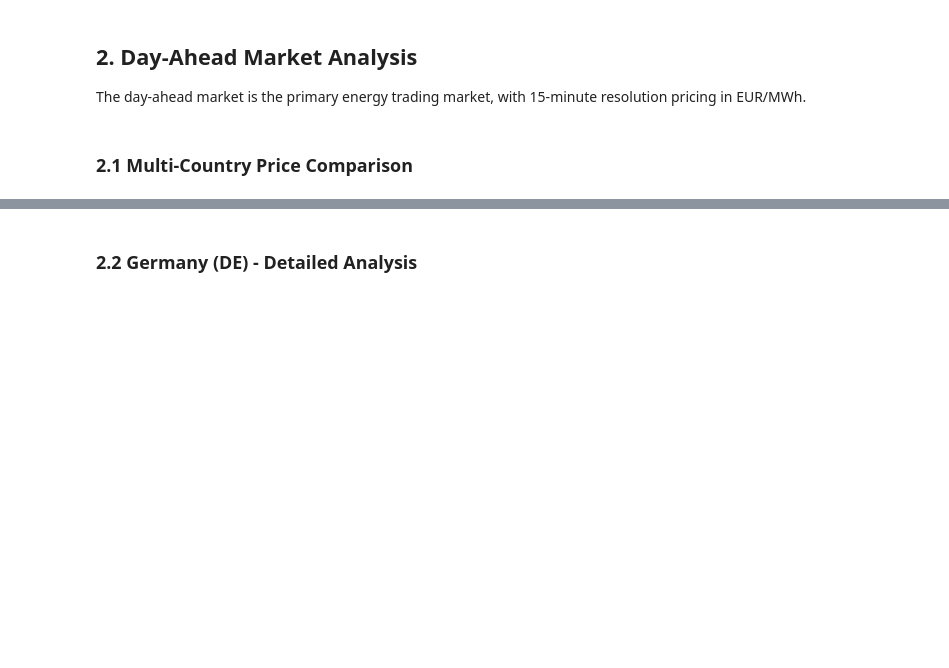
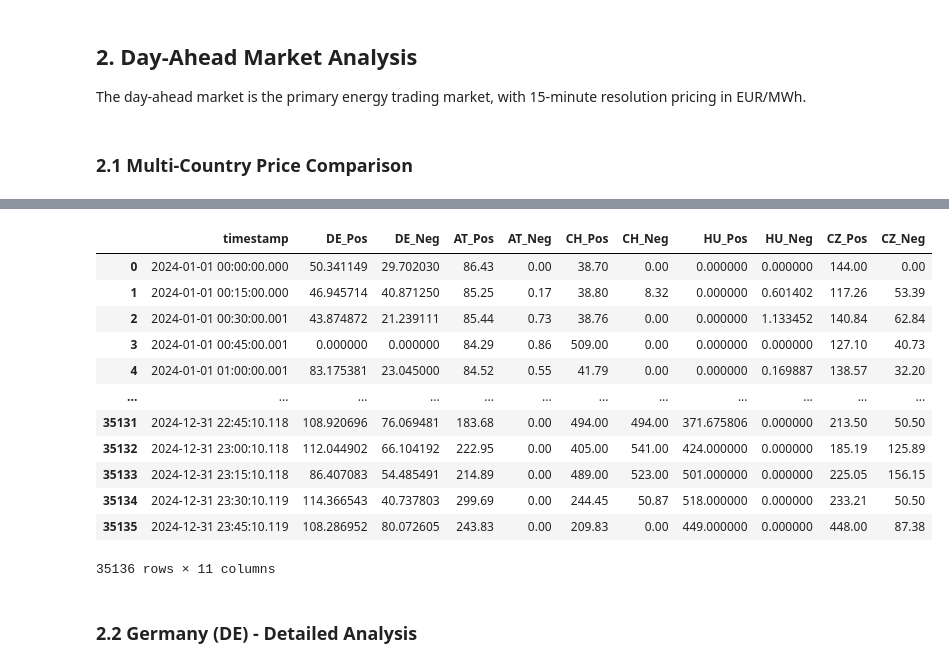
Before and after one commit to GenLI3202/TechArena2025_EMS, a Jupyter notebook: notebook/p2a_market_data.ipynb, the cells around one changed output, grey strips where cells are left out. Saved outputs shown, nothing was run; the diff lists cells and outputs as text; code cells hidden in the pictures; blank space fills up the shorter version.

```diff
--- a/notebook/p2a_market_data.ipynb
+++ b/notebook/p2a_market_data.ipynb
@@ -136,2 +190,18 @@ tables.keys()  # List available tables
+# %%
+tables['afrr_energy']
+# %% [output]
+|  | timestamp | DE_Pos | DE_Neg | AT_Pos | AT_Neg | CH_Pos | CH_Neg | HU_Pos | HU_Neg | CZ_Pos | CZ_Neg |
+| 0 | 2024-01-01 00:00:00.000 | 50.341149 | 29.702030 | 86.43 | 0.00 | 38.70 | 0.00 | 0.000000 | 0.000000 | 144.00 | 0.00 |
+| 1 | 2024-01-01 00:15:00.000 | 46.945714 | 40.871250 | 85.25 | 0.17 | 38.80 | 8.32 | 0.000000 | 0.601402 | 117.26 | 53.39 |
+| 2 | 2024-01-01 00:30:00.001 | 43.874872 | 21.239111 | 85.44 | 0.73 | 38.76 | 0.00 | 0.000000 | 1.133452 | 140.84 | 62.84 |
+| 3 | 2024-01-01 00:45:00.001 | 0.000000 | 0.000000 | 84.29 | 0.86 | 509.00 | 0.00 | 0.000000 | 0.000000 | 127.10 | 40.73 |
+| 4 | 2024-01-01 01:00:00.001 | 83.175381 | 23.045000 | 84.52 | 0.55 | 41.79 | 0.00 | 0.000000 | 0.169887 | 138.57 | 32.20 |
+| ... | ... | ... | ... | ... | ... | ... | ... | ... | ... | ... | ... |
+| 35131 | 2024-12-31 22:45:10.118 | 108.920696 | 76.069481 | 183.68 | 0.00 | 494.00 | 494.00 | 371.675806 | 0.000000 | 213.50 | 50.50 |
+| 35132 | 2024-12-31 23:00:10.118 | 112.044902 | 66.104192 | 222.95 | 0.00 | 405.00 | 541.00 | 424.000000 | 0.000000 | 185.19 | 125.89 |
+| 35133 | 2024-12-31 23:15:10.118 | 86.407083 | 54.485491 | 214.89 | 0.00 | 489.00 | 523.00 | 501.000000 | 0.000000 | 225.05 | 156.15 |
+| 35134 | 2024-12-31 23:30:10.119 | 114.366543 | 40.737803 | 299.69 | 0.00 | 244.45 | 50.87 | 518.000000 | 0.000000 | 233.21 | 50.50 |
+| 35135 | 2024-12-31 23:45:10.119 | 108.286952 | 80.072605 | 243.83 | 0.00 | 209.83 | 0.00 | 449.000000 | 0.000000 | 448.00 | 87.38 |
+35136 rows × 11 columns
 # %%
 # Plot day-ahead price distribution across all countries
```
Also changed, not shown: parts of 10 cells of this notebook, 2 other files.
